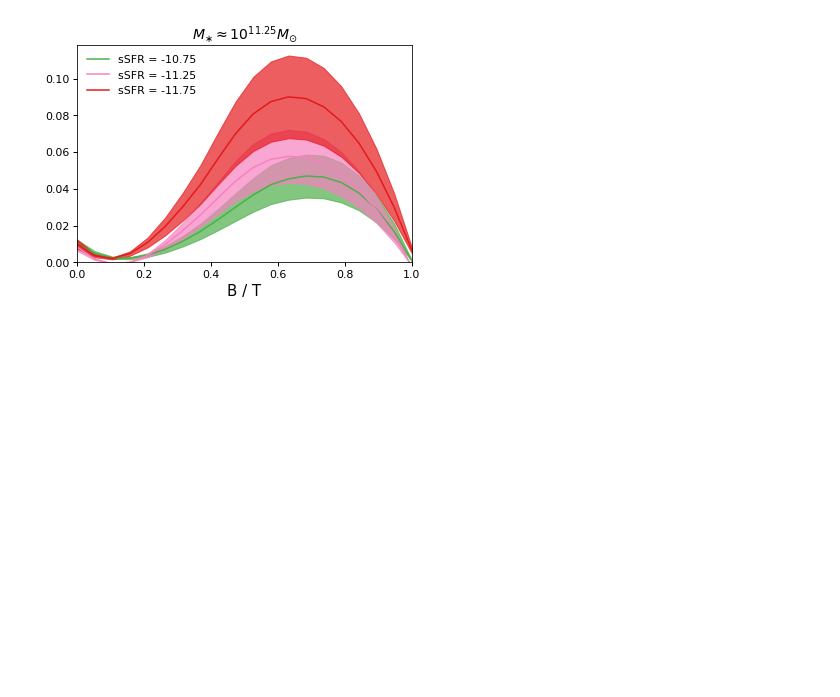
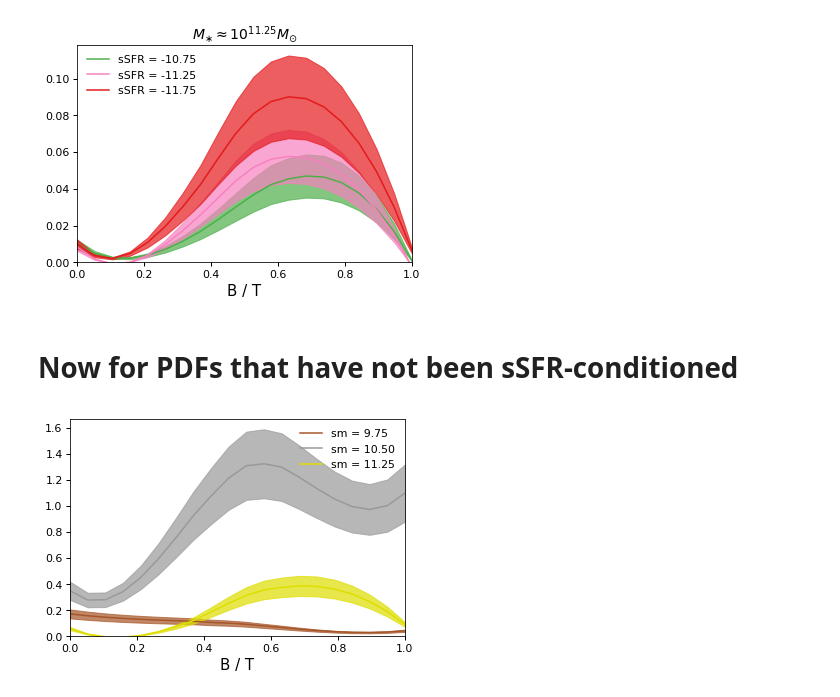
Before and after one commit to aphearin/empirical_disk_bulge, a Jupyter notebook: notebooks/sdss_pdf_estimation.ipynb, the cells around one changed output. Drawn from its saved outputs; the diff is of its cells as text; code cells hidden in the pictures; blank space fills up the shorter version.

```diff
--- a/notebooks/sdss_pdf_estimation.ipynb
+++ b/notebooks/sdss_pdf_estimation.ipynb
@@ -98,3 +102,40 @@ xlim = ax.set_xlim(0, 1)
 ylim = ax.set_ylim(ymin=0)
 # %% [output]
 [figure]
+# %% [markdown]
+# Now for PDFs that have not been sSFR-conditioned
+# %%
+from scipy.stats import gaussian_kde
+
+cut_dataset = np.array((cut_sdss['sm'], cut_sdss['bt']))
+kdeobj_cut = gaussian_kde(cut_dataset)
+
+output_fname = 'bt_pdf_sm{0:.2f}'
+
+npts_bt = 20
+bt_abscissa = np.linspace(0, 1, npts_bt)
+# %%
+from scipy.signal import savgol_filter
+
+fig, ax = plt.subplots(1, 1)
+
+sm_abscissa = [9.75, 10.5, 11.25]
+color_sequence = [brown, gray, yellow]
+
+error_size = 0.20
+for sm, color in zip(sm_abscissa, color_sequence):
+    label = 'sm = {0:.2f}'.format(sm)
+    bt_pdf = list(kdeobj_cut.evaluate((sm, bt))[0] for bt in bt_abscissa)
+    np.save(output_fname.format(sm), bt_pdf)
+    bt_pdf_smooth = savgol_filter(bt_pdf, 15, 3)
+    bt_pdf_low, bt_pdf_high = (1-error_size)*bt_pdf_smooth, (1+error_size)*bt_pdf_smooth
+
+    __=ax.plot(bt_abscissa, bt_pdf_smooth, color=color, label=label)
+    __=ax.fill_between(bt_abscissa, bt_pdf_low, bt_pdf_high, alpha=0.7, color=color)
+
+legend = ax.legend(fontsize=11)
+xlabel = ax.set_xlabel(r'B / T', size=15)
+xlim = ax.set_xlim(0, 1)
+ylim = ax.set_ylim(ymin=0)
+# %% [output]
+[figure, added]
```
Also changed, not shown: parts of 6 cells of this notebook, 3 other files.
